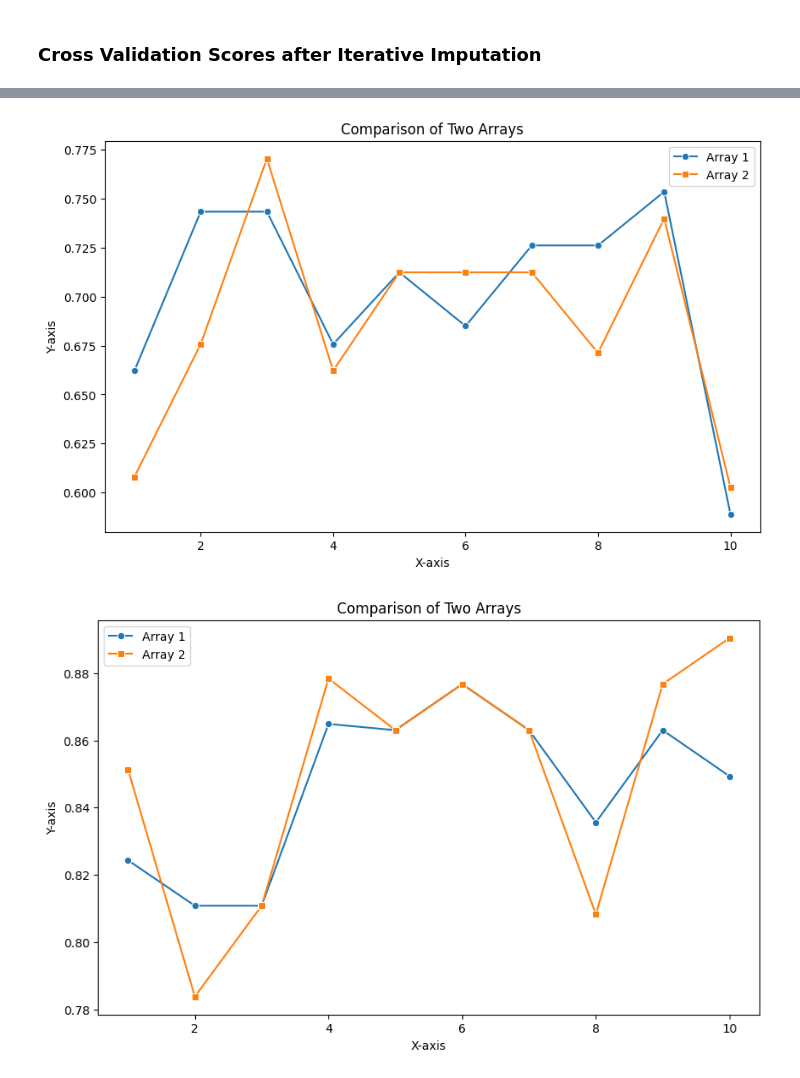
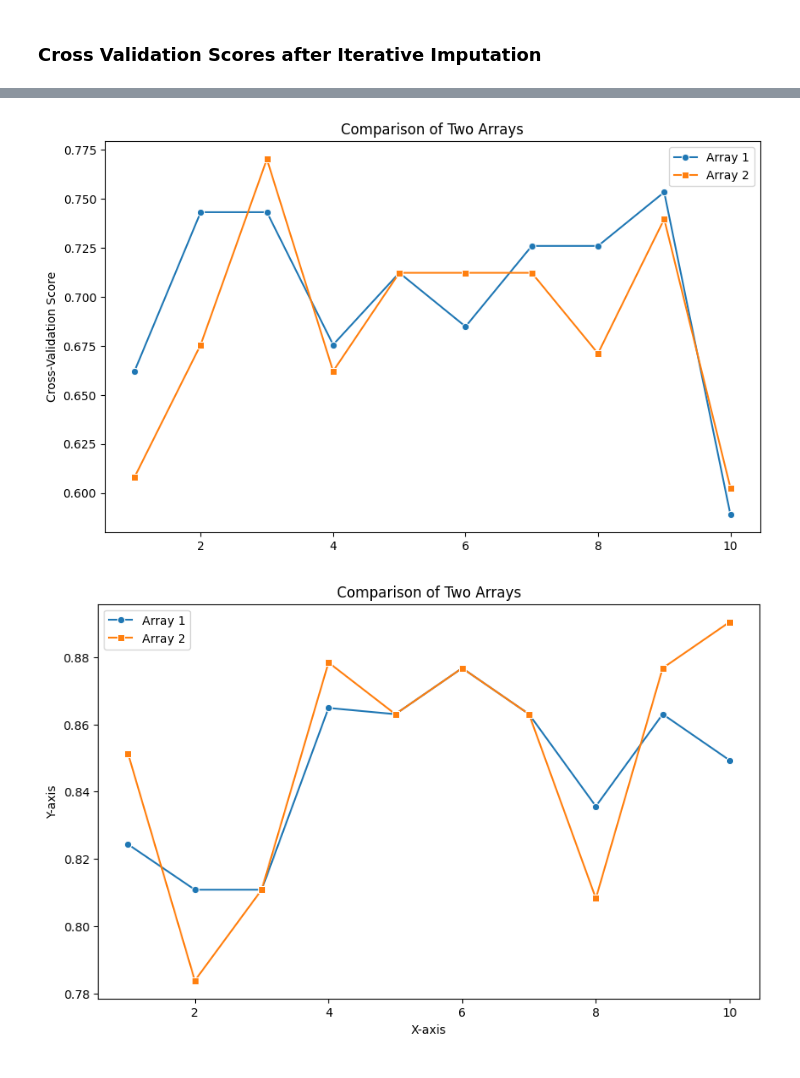
Before and after one commit to HereticInquisitor/Medical, a Jupyter notebook: src/components/feature_engineering.ipynb, the cells around one changed output, grey strips where cells are left out. Cells and saved outputs as stored; diff of their text form; code cells hidden in the pictures.

```diff
--- a/src/components/feature_engineering.ipynb
+++ b/src/components/feature_engineering.ipynb
@@ -156,23 +197,23 @@ cv_dt_after=cross_val_score(dt, X_train, Y_train, cv=10)
 # %%
 x = np.array([1, 2, 3, 4, 5,6,7,8,9,10])
 
 # Create a new figure
 plt.figure(figsize=(10, 6))
 
 # Plot the data using Seaborn
 sns.lineplot(x=x, y=cv_knn_before, label='Array 1', marker='o')
 sns.lineplot(x=x, y=cv_knn_after, label='Array 2', marker='s')
 
 # Add title and labels
 plt.title('Comparison of Two Arrays')
-plt.xlabel('X-axis')
-plt.ylabel('Y-axis')
+plt.xlabel('')
+plt.ylabel('Cross-Validation Score')
 
 # Show the plot
 plt.legend()
 plt.show()
 # %% [output]
-[figure, old version]
+[figure, new version]
 # %%
 x = np.array([1, 2, 3, 4, 5,6,7,8,9,10])
 
```
Also changed, not shown: parts of 10 cells of this notebook.
